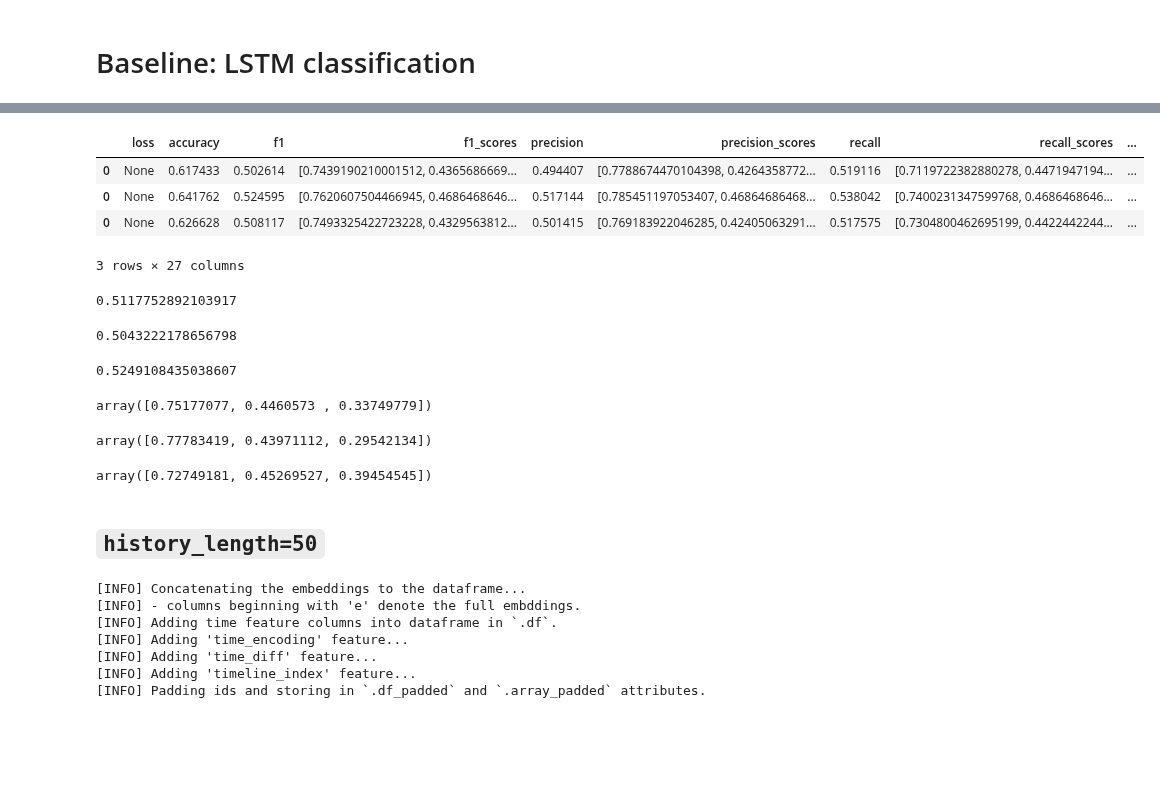
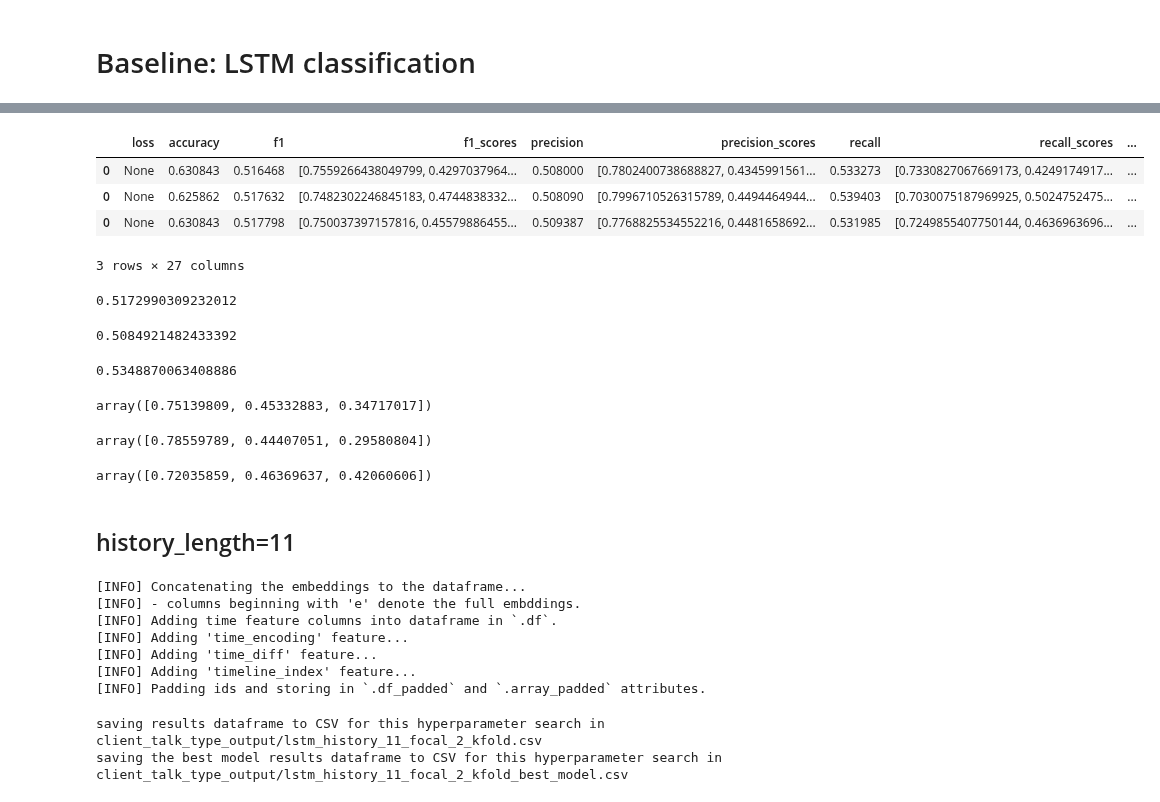
Before and after one commit to ttseriotou/sig-networks, a Jupyter notebook: notebooks/AnnoMI/client_talk_type_prediction/anno_mi-client-baseline-bilstm.ipynb, the cells around one changed output, grey strips where cells are left out. Saved outputs shown, nothing was run; the diff lists cells and outputs as text; code cells hidden in the pictures; blank space fills up the shorter version.

```diff
--- a/notebooks/AnnoMI/client_talk_type_prediction/anno_mi-client-baseline-bilstm.ipynb
+++ b/notebooks/AnnoMI/client_talk_type_prediction/anno_mi-client-baseline-bilstm.ipynb
@@ -113,34 +129,34 @@ bilstm_history_20_kfold.groupby(["hidden_dim", "dropout_rate", "learning_rate"])
 # %%
-best_bilstm_history_20_kfold
+best_bilstm_history_5_kfold
 # %% [output]
 |  | loss | accuracy | f1 | f1_scores | precision | precision_scores | recall | recall_scores | ... |
-| 0 | None | 0.617433 | 0.502614 | [0.7439190210001512, 0.4365686669... | 0.494407 | [0.7788674470104398, 0.4264358772... | 0.519116 | [0.7119722382880278, 0.4471947194... | ... |
-| 0 | None | 0.641762 | 0.524595 | [0.7620607504466945, 0.4686468646... | 0.517144 | [0.785451197053407, 0.46864686468... | 0.538042 | [0.7400231347599768, 0.4686468646... | ... |
-| 0 | None | 0.626628 | 0.508117 | [0.7493325422723228, 0.4329563812... | 0.501415 | [0.769183922046285, 0.42405063291... | 0.517575 | [0.7304800462695199, 0.4422442244... | ... |
+| 0 | None | 0.630843 | 0.516468 | [0.7559266438049799, 0.4297037964... | 0.508000 | [0.7802400738688827, 0.4345991561... | 0.533273 | [0.7330827067669173, 0.4249174917... | ... |
+| 0 | None | 0.625862 | 0.517632 | [0.7482302246845183, 0.4744838332... | 0.508090 | [0.7996710526315789, 0.4494464944... | 0.539403 | [0.7030075187969925, 0.5024752475... | ... |
+| 0 | None | 0.630843 | 0.517798 | [0.750037397157816, 0.45579886455... | 0.509387 | [0.7768825534552216, 0.4481658692... | 0.531985 | [0.7249855407750144, 0.4636963696... | ... |
 3 rows × 27 columns
 # %%
-best_bilstm_history_20_kfold["f1"].mean()
+best_bilstm_history_5_kfold["f1"].mean()
 # %% [output]
-0.5117752892103917
+0.5172990309232012
 # %%
-best_bilstm_history_20_kfold["precision"].mean()
+best_bilstm_history_5_kfold["precision"].mean()
 # %% [output]
-0.5043222178656798
+0.5084921482433392
 # %%
-best_bilstm_history_20_kfold["recall"].mean()
+best_bilstm_history_5_kfold["recall"].mean()
 # %% [output]
-0.5249108435038607
+0.5348870063408886
 # %%
-np.stack(best_bilstm_history_20_kfold["f1_scores"]).mean(axis=0)
+np.stack(best_bilstm_history_5_kfold["f1_scores"]).mean(axis=0)
 # %% [output]
-array([0.75177077, 0.4460573 , 0.33749779])
+array([0.75139809, 0.45332883, 0.34717017])
 # %%
-np.stack(best_bilstm_history_20_kfold["precision_scores"]).mean(axis=0)
+np.stack(best_bilstm_history_5_kfold["precision_scores"]).mean(axis=0)
 # %% [output]
-array([0.77783419, 0.43971112, 0.29542134])
+array([0.78559789, 0.44407051, 0.29580804])
 # %%
-np.stack(best_bilstm_history_20_kfold["recall_scores"]).mean(axis=0)
+np.stack(best_bilstm_history_5_kfold["recall_scores"]).mean(axis=0)
 # %% [output]
-array([0.72749181, 0.45269527, 0.39454545])
+array([0.72035859, 0.46369637, 0.42060606])
 # %% [markdown]
-## `history_length=50`
+## history_length=11
@@ -147,33 +165,13 @@ array([0.72749181, 0.45269527, 0.39454545])
 # %%
-size = 50
 (
-    bilstm_history_50_kfold,
-    best_bilstm_history_50_kfold,
+    bilstm_history_11_kfold,
+    best_bilstm_history_11_kfold,
     _,
     __,
 ) = lstm_hyperparameter_search(
-    num_epochs=num_epochs,
-    df=anno_mi,
-    id_column="transcript_id",
-    label_column="client_talk_type",
-    embeddings=sbert_embeddings,
-    y_data=y_data_client,
-    output_dim=output_dim_client,
     history_lengths=[size],
-    hidden_dim_sizes=hidden_dim_sizes,
-    num_layers=num_layers,
-    bidirectional=bidirectional,
-    dropout_rates=dropout_rates,
-    learning_rates=learning_rates,
-    seeds=seeds,
-    loss=loss,
-    gamma=gamma,
-    path_indices=client_index,
-    split_ids=client_transcript_id,
-    k_fold=True,
-    validation_metric=validation_metric,
     results_output=f"{output_dir}/lstm_history_{size}_focal_{gamma}_kfold.csv",
-    verbose=False,
+    **kwargs,
 )
 # %% [output]
 [INFO] Concatenating the embeddings to the dataframe...
@@ -183,4 +181,6 @@ size = 50
 [INFO] Adding 'time_diff' feature...
 [INFO] Adding 'timeline_index' feature...
 [INFO] Padding ids and storing in `.df_padded` and `.array_padded` attributes.
+saving results dataframe to CSV for this hyperparameter search in client_talk_type_output/lstm_history_11_focal_2_kfold.csv
+saving the best model results dataframe to CSV for this hyperparameter search in client_talk_type_output/lstm_history_11_focal_2_kfold_best_model.csv
 # %%
```
Also changed, not shown: parts of 60 cells of this notebook, 29 other files.
